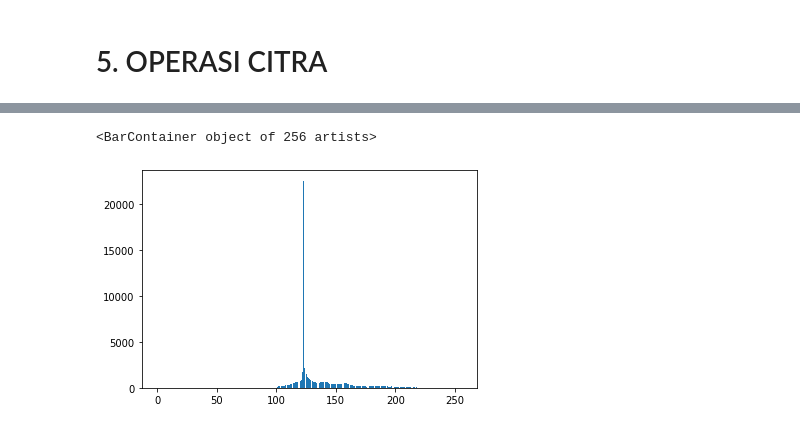
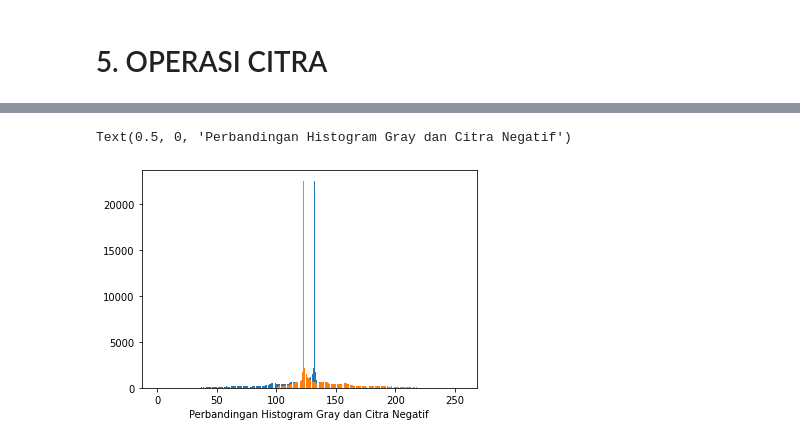
Before and after one commit to shafaio/PCD-Dasar, a Jupyter notebook: MODUL 2/jurnal.ipynb, the cells around one changed output, grey strips where cells are left out. Drawn from its saved outputs; the diff is of its cells as text; code cells hidden in the pictures.

```diff
--- a/MODUL 2/jurnal.ipynb
+++ b/MODUL 2/jurnal.ipynb
@@ -157,13 +162,20 @@ plt.bar(grayValue, sumGray)
-# %%
-summm = np.zeros(citraNegatif.shape[0])
-for i in range (citraNegatif.shape[0]):
-    for j in range (citraNegatif.shape[1]):
-        valll = int(citraNegatif[i, j])
-        summm [valll] += 1
-
-grayyy = [i for i in range (256)]
-
-plt.bar(grayyy, summm)
-# %% [output]
-<BarContainer object of 256 artists>
-[figure, removed]
+# %%
+def barHistogram(image): # membuat function barHistogram untuk membuat histogram pada suatu gambar dengan parameter image
+    result = np.zeros(image.shape[0]) # membuat satu array yang masih bernilai 0 dengan ukuran vertikal dari parameter image
+    for i in range (image.shape[0]): # perulangan dalam variabel i dengan batasan nilai vertikal dari citra parameter image
+        for j in range (image.shape[1]): # perulangan dalam variabel j dengan batasan nilai horizontal dari citra parameter image
+            v = int(image[i, j]) # inisialisasi variabel val yang berisi nilai pada pixel parameter image
+            result [v] += 1  # memberi nilai pada setiap elemen pixel yang melalui perulangan
+
+    g = [i for i in range (image.shape[0])] # inisialisasi variabel g dengan nilai perulangan dengan batasan ukuran vertikal parameter image
+    plt.bar(g, result, label = 'Citra Negatif') # menampilkan grafik pada nilai g pada sumbu y dan result pada sumbu x
+# %%
+plt.figure(facecolor='white')
+plt.subplot(111)
+barHistogram(gbr) # memanggil fungsi barHistogram dengan gambar yang berada pada variabel gbr
+plt.subplot(111)
+barHistogram(citraNegatif) # memanggil fungsi barHistogram dengan gambar yang berada pada variabel citraNegatif
+plt.xlabel("Perbandingan Histogram Gray dan Citra Negatif") # memberi label pada bar pada posisi horizontal
+# %% [output]
+Text(0.5, 0, 'Perbandingan Histogram Gray dan Citra Negatif')
+[figure, added]
```
Also changed, not shown: parts of 11 cells of this notebook.
